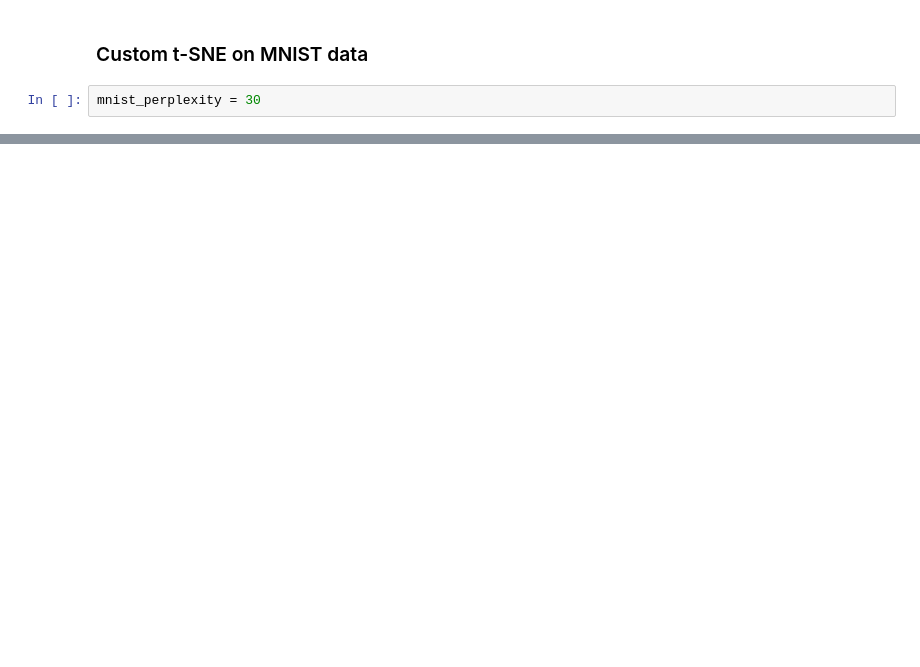
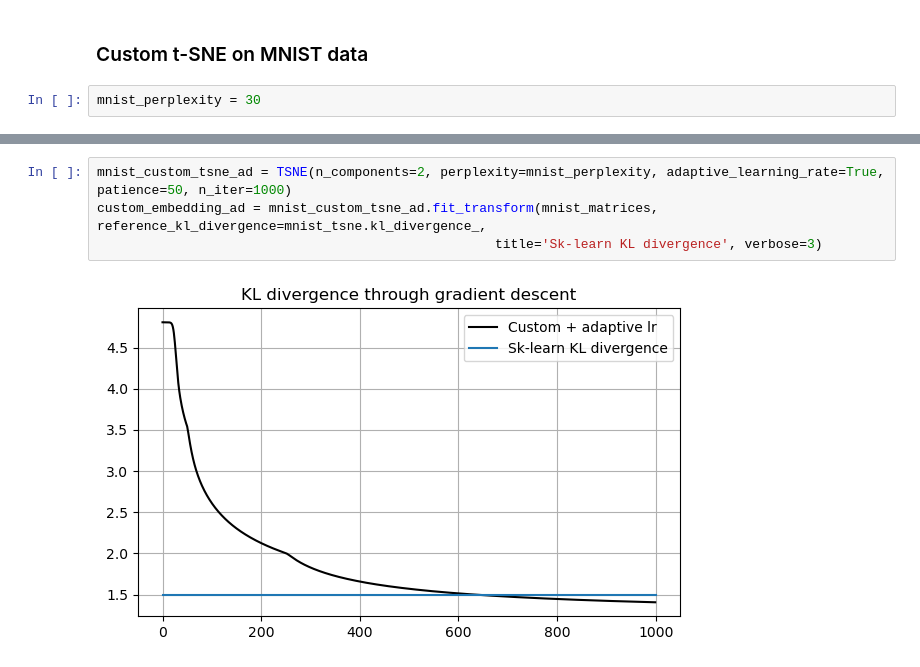
Before and after one commit to AntoineTSP/Advanced_ML, a Jupyter notebook: Embedding_imdb/MNIST/MNIST_comparison.ipynb, the cells around one changed output, grey strips where cells are left out. Drawn from its saved outputs; the diff is of its cells as text; blank space fills up the shorter version.

```diff
--- a/Embedding_imdb/MNIST/MNIST_comparison.ipynb
+++ b/Embedding_imdb/MNIST/MNIST_comparison.ipynb
@@ -71,0 +76,6 @@ plt.title("Custom t-SNE");
+# %%
+mnist_custom_tsne_ad = TSNE(n_components=2, perplexity=mnist_perplexity, adaptive_learning_rate=True, patience=50, n_iter=1000)
+custom_embedding_ad = mnist_custom_tsne_ad.fit_transform(mnist_matrices, reference_kl_divergence=mnist_tsne.kl_divergence_,
+                                                   title='Sk-learn KL divergence', verbose=3)
+# %% [output]
+[figure, added]
```
Also changed, not shown: parts of 12 cells of this notebook, 3 other files.
